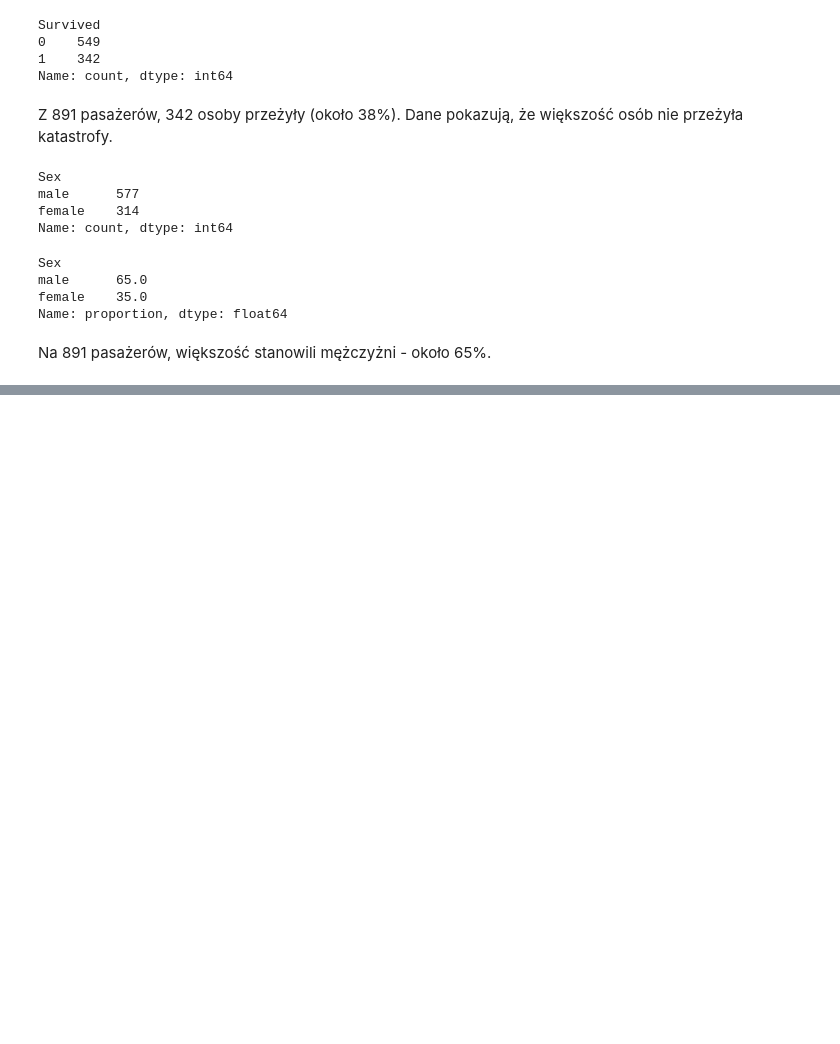
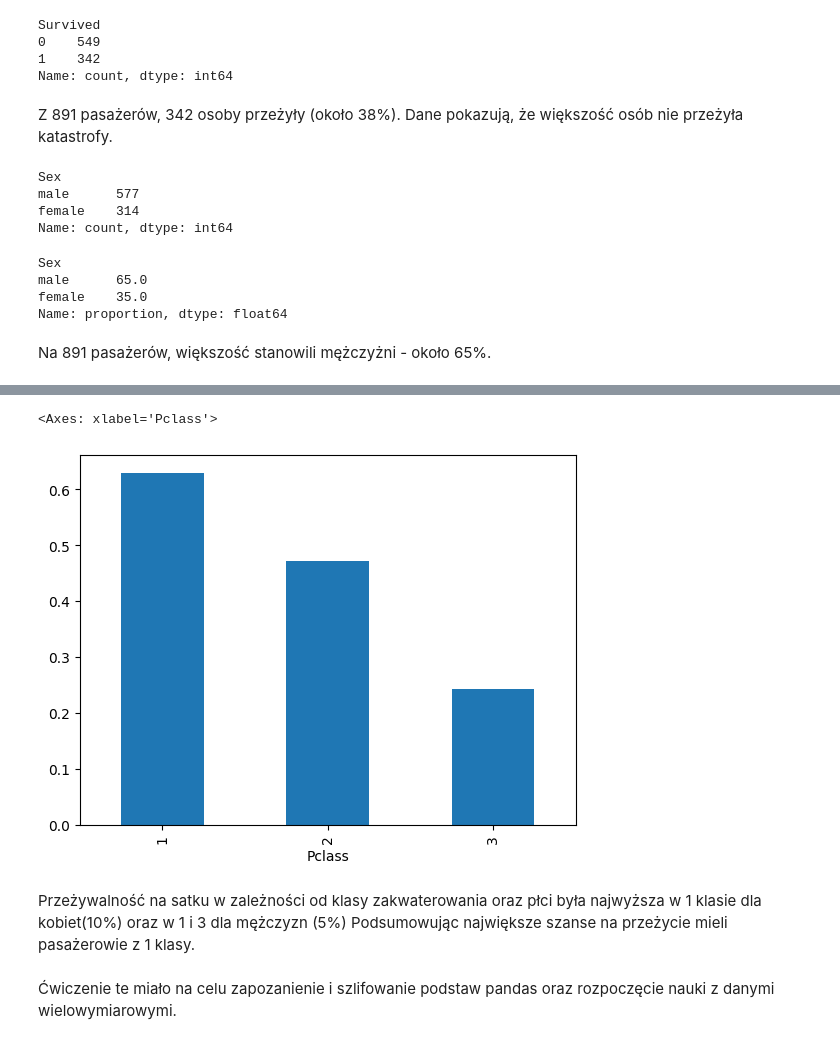
Before and after one commit to AdrianSchmidt96/mini-projects-adrian, a Jupyter notebook: 01/1.1/1_2.ipynb, the cells around one changed output, grey strips where cells are left out. Saved outputs shown, nothing was run; the diff lists cells and outputs as text; code cells hidden in the pictures; blank space fills up the shorter version.

```diff
--- a/01/1.1/1_2.ipynb
+++ b/01/1.1/1_2.ipynb
@@ -126,0 +180,11 @@ Na 891 pasażerów, większość stanowili mężczyżni - około 65%.
+# %%
+class_survival = df.groupby('Pclass')['Survived'].mean().reset_index()
+class_survival.plot(kind='bar', x='Pclass', y='Survived', legend=False)
+# %% [output]
+<Axes: xlabel='Pclass'>
+[figure, added]
+# %% [markdown]
+Przeżywalność na satku w zależności od klasy zakwaterowania oraz płci była najwyższa w 1 klasie dla kobiet(10%) oraz w 1 i 3 dla mężczyzn (5%)
+Podsumowując największe szanse na przeżycie mieli pasażerowie z 1 klasy.
+# %% [markdown]
+Ćwiczenie te miało na celu zapozanienie i szlifowanie podstaw pandas oraz rozpoczęcie nauki z danymi wielowymiarowymi.
```
Also changed, not shown: parts of 8 cells of this notebook.
